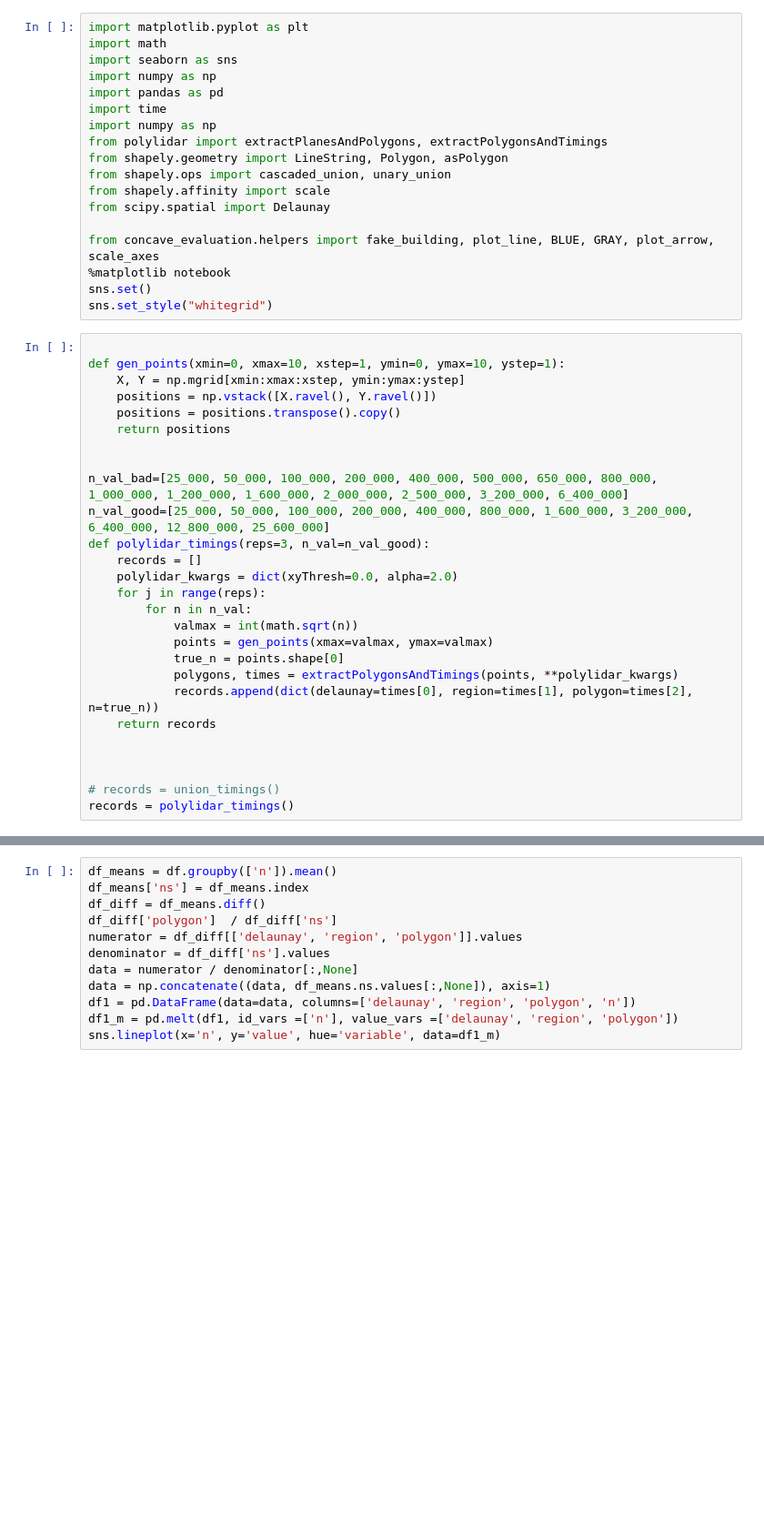
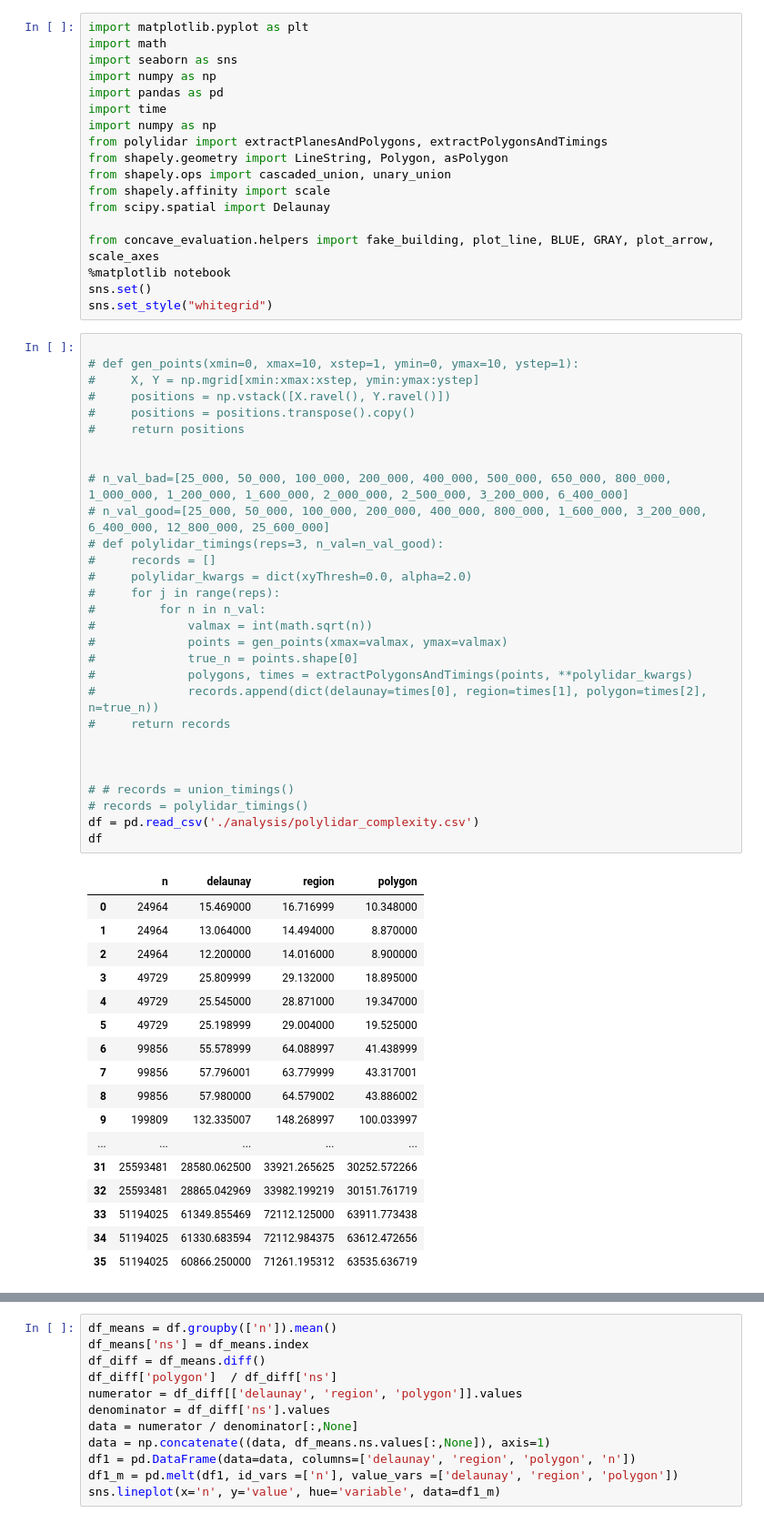
Before and after one commit to JeremyBYU/concavehull-evaluation, a Jupyter notebook: analysis/PolylidarComplexity.ipynb, the cells around one changed output, grey strips where cells are left out. Shown: that part at 91% size. Drawn from its saved outputs; the diff is of its cells as text; blank space fills up the shorter version.

Commit message:
Updated polylidar complexity analysis

```diff
--- a/analysis/PolylidarComplexity.ipynb
+++ b/analysis/PolylidarComplexity.ipynb
@@ -21,29 +21,49 @@ sns.set()
 sns.set_style("whitegrid")
 # %%
 
-def gen_points(xmin=0, xmax=10, xstep=1, ymin=0, ymax=10, ystep=1):
-    X, Y = np.mgrid[xmin:xmax:xstep, ymin:ymax:ystep]
-    positions = np.vstack([X.ravel(), Y.ravel()])
-    positions = positions.transpose().copy()
-    return positions
+# def gen_points(xmin=0, xmax=10, xstep=1, ymin=0, ymax=10, ystep=1):
+#     X, Y = np.mgrid[xmin:xmax:xstep, ymin:ymax:ystep]
+#     positions = np.vstack([X.ravel(), Y.ravel()])
+#     positions = positions.transpose().copy()
+#     return positions
 
 
-n_val_bad=[25_000, 50_000, 100_000, 200_000, 400_000, 500_000, 650_000, 800_000, 1_000_000, 1_200_000, 1_600_000, 2_000_000, 2_500_000, 3_200_000, 6_400_000]
-n_val_good=[25_000, 50_000, 100_000, 200_000, 400_000, 800_000, 1_600_000, 3_200_000, 6_400_000, 12_800_000, 25_600_000]
-def polylidar_timings(reps=3, n_val=n_val_good):
-    records = []
-    polylidar_kwargs = dict(xyThresh=0.0, alpha=2.0)
-    for j in range(reps):
-        for n in n_val:
-            valmax = int(math.sqrt(n))
-            points = gen_points(xmax=valmax, ymax=valmax)
-            true_n = points.shape[0]
-            polygons, times = extractPolygonsAndTimings(points, **polylidar_kwargs)
-            records.append(dict(delaunay=times[0], region=times[1], polygon=times[2], n=true_n))
-    return records
+# n_val_bad=[25_000, 50_000, 100_000, 200_000, 400_000, 500_000, 650_000, 800_000, 1_000_000, 1_200_000, 1_600_000, 2_000_000, 2_500_000, 3_200_000, 6_400_000]
+# n_val_good=[25_000, 50_000, 100_000, 200_000, 400_000, 800_000, 1_600_000, 3_200_000, 6_400_000, 12_800_000, 25_600_000]
+# def polylidar_timings(reps=3, n_val=n_val_good):
+#     records = []
+#     polylidar_kwargs = dict(xyThresh=0.0, alpha=2.0)
+#     for j in range(reps):
+#         for n in n_val:
+#             valmax = int(math.sqrt(n))
+#             points = gen_points(xmax=valmax, ymax=valmax)
+#             true_n = points.shape[0]
+#             polygons, times = extractPolygonsAndTimings(points, **polylidar_kwargs)
+#             records.append(dict(delaunay=times[0], region=times[1], polygon=times[2], n=true_n))
+#     return records
 
 
 
-# records = union_timings()
-records = polylidar_timings()
+# # records = union_timings()
+# records = polylidar_timings()
+df = pd.read_csv('./analysis/polylidar_complexity.csv')
+df
+# %% [output]
+|  | n | delaunay | region | polygon |
+| 0 | 24964 | 15.469000 | 16.716999 | 10.348000 |
+| 1 | 24964 | 13.064000 | 14.494000 | 8.870000 |
+| 2 | 24964 | 12.200000 | 14.016000 | 8.900000 |
+| 3 | 49729 | 25.809999 | 29.132000 | 18.895000 |
+| 4 | 49729 | 25.545000 | 28.871000 | 19.347000 |
+| 5 | 49729 | 25.198999 | 29.004000 | 19.525000 |
+| 6 | 99856 | 55.578999 | 64.088997 | 41.438999 |
+| 7 | 99856 | 57.796001 | 63.779999 | 43.317001 |
+| 8 | 99856 | 57.980000 | 64.579002 | 43.886002 |
+| 9 | 199809 | 132.335007 | 148.268997 | 100.033997 |
+| ... | ... | ... | ... | ... |
+| 31 | 25593481 | 28580.062500 | 33921.265625 | 30252.572266 |
+| 32 | 25593481 | 28865.042969 | 33982.199219 | 30151.761719 |
+| 33 | 51194025 | 61349.855469 | 72112.125000 | 63911.773438 |
+| 34 | 51194025 | 61330.683594 | 72112.984375 | 63612.472656 |
+| 35 | 51194025 | 60866.250000 | 71261.195312 | 63535.636719 |
 # %%
```
Also changed, not shown: parts of 4 cells of this notebook.
